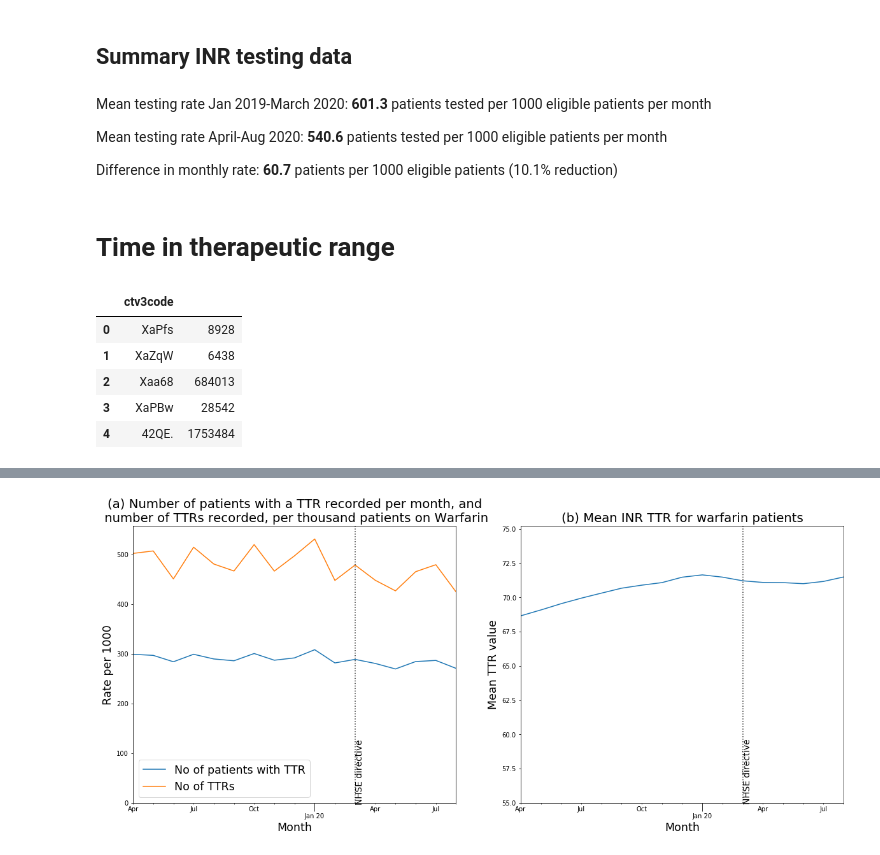
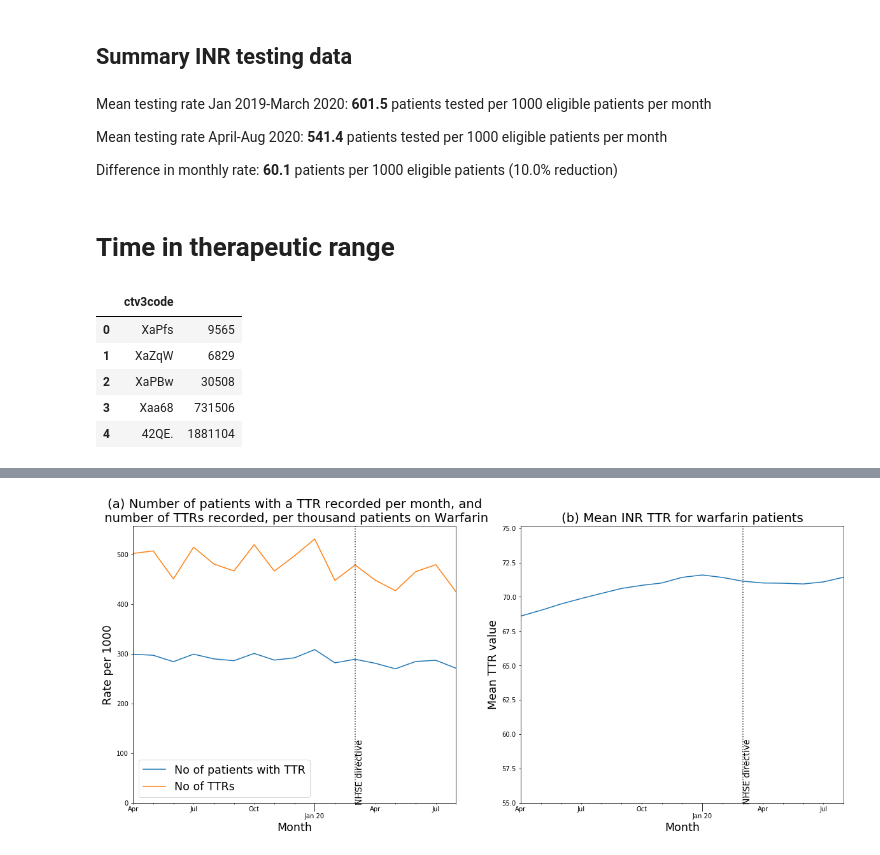
Before and after one commit to opensafely/anticoagulant-switching-research, a Jupyter notebook: notebooks/Warfarin_DOAC_rpt.ipynb, the cells around one changed output, grey strips where cells are left out. Cells and saved outputs as stored; diff of their text form; code cells hidden in the pictures.

```diff
--- a/notebooks/Warfarin_DOAC_rpt.ipynb
+++ b/notebooks/Warfarin_DOAC_rpt.ipynb
@@ -1068,7 +1078,11 @@ with closing_connection(dbconn) as connection:
             VALUES ('1486439')''' )
         df = pd.read_sql(query, connection)
         df2 = pd.read_sql(query2, connection)
-    df_out = pd.concat([df_out, df])
-    df_out2 = pd.concat([df_out2, df2])
-    display(f"{mindate}... complete!")
+        connection.execute("DROP TABLE #warf")
+        connection.execute("DROP TABLE #doac")
+        connection.execute("DROP TABLE #inr")
+        connection.execute("DROP TABLE #high_inr")
+        df_out = pd.concat([df_out, df])
+        df_out2 = pd.concat([df_out2, df2])
+        display(f"{mindate}... complete!")
 # %% [output]
@@ -1120,32 +1148,34 @@ display(Markdown(f'''Mean testing rate Jan 2019-March 2020:   **{premarch}** pat
 Mean testing rate April-Aug 2020:   **{postmarch}** patients tested per 1000 eligible patients per month\n
 Difference in monthly rate:   **{diff}** patients per 1000 eligible patients ({diffp}% reduction)'''))
 # %% [output]
-Mean testing rate Jan 2019-March 2020:   **601.3** patients tested per 1000 eligible patients per month
+Mean testing rate Jan 2019-March 2020:   **601.5** patients tested per 1000 eligible patients per month
 
-Mean testing rate April-Aug 2020:   **540.6** patients tested per 1000 eligible patients per month
+Mean testing rate April-Aug 2020:   **541.4** patients tested per 1000 eligible patients per month
 
-Difference in monthly rate:   **60.7** patients per 1000 eligible patients (10.1% reduction)
+Difference in monthly rate:   **60.1** patients per 1000 eligible patients (10.0% reduction)
 # %% [markdown]
 # Time in therapeutic range
 # %%
 # check for presence of each possible INR and TTR code
 query = '''select ctv3code, count(*) from CodedEvent
         where ctv3code IN ('42QE.','YavzQ', '42QE2', 'Xaa68', '.42QE','Y7FIy',
         'XaZqW', '66Q80', -- above range
         'XaPfs', '9k25.', -- below range
         'XaPBw', '9k22.') -- within range
         AND YEAR(ConsultationDate) = 2020
         GROUP BY ctv3code
         '''
-df = pd.read_sql(query, cnxn)
+
+with closing_connection(dbconn) as connection:
+    df = pd.read_sql(query, connection)
 df
 # %% [output]
 |  | ctv3code |  |
-| 0 | XaPfs | 8928 |
-| 1 | XaZqW | 6438 |
-| 2 | Xaa68 | 684013 |
-| 3 | XaPBw | 28542 |
-| 4 | 42QE. | 1753484 |
+| 0 | XaPfs | 9565 |
+| 1 | XaZqW | 6829 |
+| 2 | XaPBw | 30508 |
+| 3 | Xaa68 | 731506 |
+| 4 | 42QE. | 1881104 |
 # %%
 
 # recorded TTR values for INR tests
```
Also changed, not shown: parts of 14 cells of this notebook, 8 other files.
